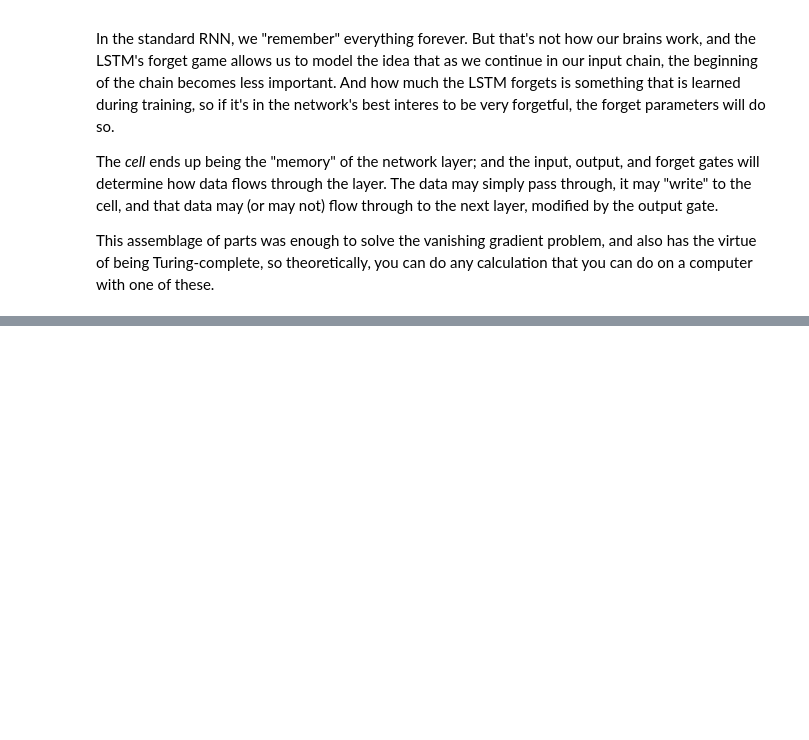
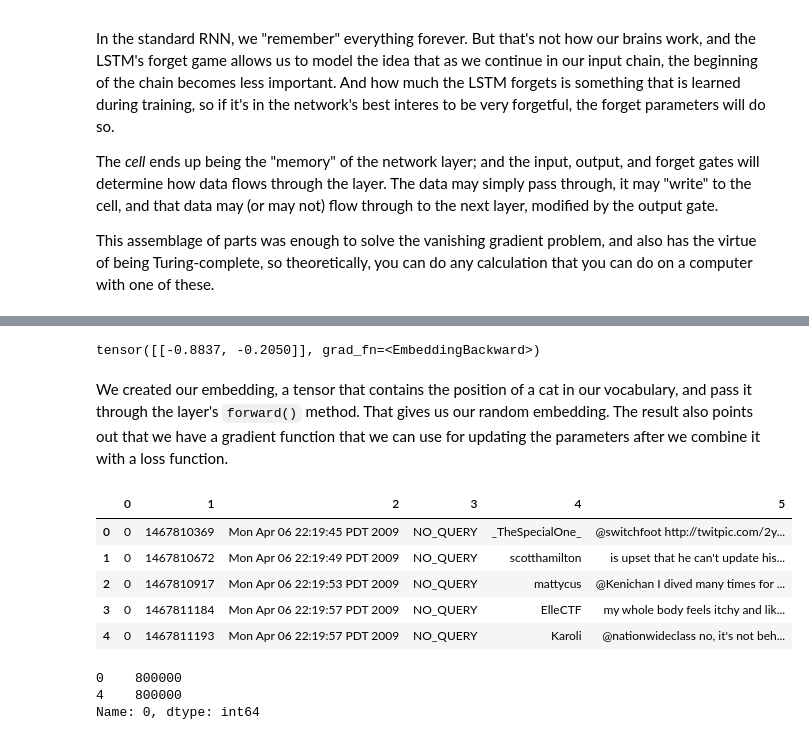
Before and after one commit to lenoqt/PyTorch, a Jupyter notebook: Chapter 5 - Text Classification.ipynb, the cells around one changed output, grey strips where cells are left out. Drawn from its saved outputs; the diff is of its cells as text; code cells hidden in the pictures; blank space fills up the shorter version.

````diff
--- a/Chapter 5 - Text Classification.ipynb
+++ b/Chapter 5 - Text Classification.ipynb
@@ -48,0 +104,29 @@ A biLSTM solves this problem in the simplest of the ways: it's essentially two s
+# %%
+import torch.nn as nn
+from torch import Tensor
+cat_mat_embed = nn.Embedding(5,2)
+cat_tensor = torch.tensor([1])
+cat_mat_embed.forward(cat_tensor)
+# %% [output]
+tensor([[-0.8837, -0.2050]], grad_fn=<EmbeddingBackward>)
+# %% [markdown]
+We created our embedding, a tensor that contains the position of a cat in our vocabulary, and pass it through the layer's ```forward()``` method. That gives us our random embedding. The result also points out that we have a gradient function that we can use for updating the parameters after we combine it with a loss function.
+# %%
+import pandas as pd
+
+tweets_df = pd.read_csv('training.1600000.processed.noemoticon.csv', header=None)
+# %%
+tweets_df.head(5)
+# %% [output]
+|  | 0 | 1 | 2 | 3 | 4 | 5 |
+| 0 | 0 | 1467810369 | Mon Apr 06 22:19:45 PDT 2009 | NO_QUERY | _TheSpecialOne_ | @switchfoot http://twitpic.com/2y... |
+| 1 | 0 | 1467810672 | Mon Apr 06 22:19:49 PDT 2009 | NO_QUERY | scotthamilton | is upset that he can't update his... |
+| 2 | 0 | 1467810917 | Mon Apr 06 22:19:53 PDT 2009 | NO_QUERY | mattycus | @Kenichan I dived many times for ... |
+| 3 | 0 | 1467811184 | Mon Apr 06 22:19:57 PDT 2009 | NO_QUERY | ElleCTF | my whole body feels itchy and lik... |
+| 4 | 0 | 1467811193 | Mon Apr 06 22:19:57 PDT 2009 | NO_QUERY | Karoli | @nationwideclass no, it's not beh... |
+# %%
+tweets_df[0].value_counts()
+# %% [output]
+0    800000
+4    800000
+Name: 0, dtype: int64
````
Also changed, not shown: parts of 16 cells of this notebook, 1 other file.
